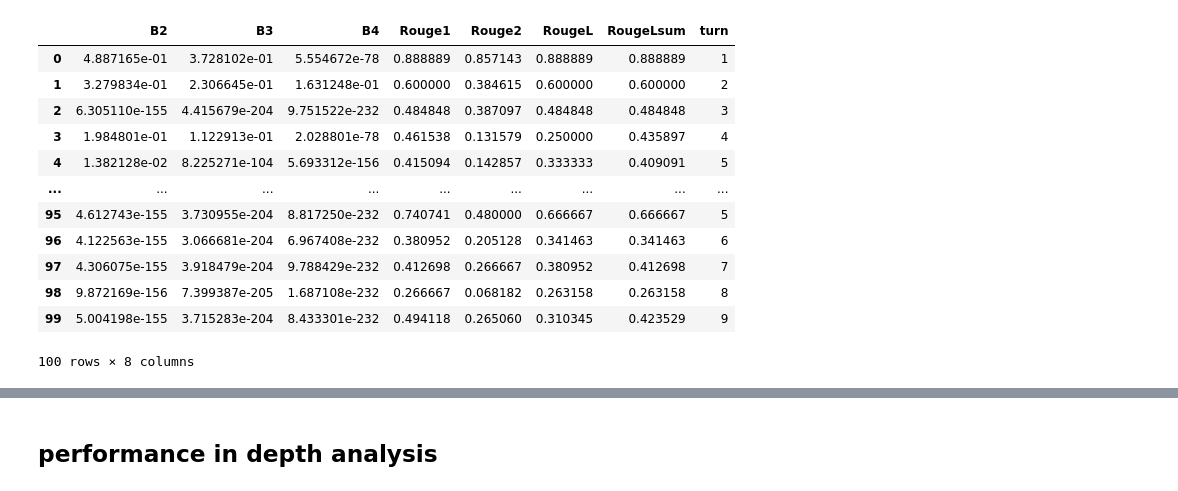
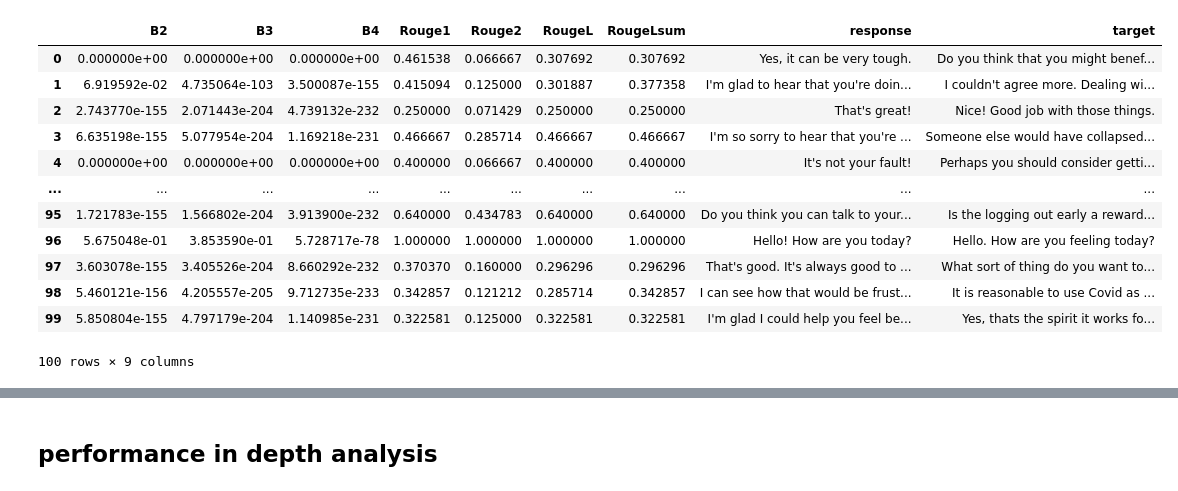
Before and after one commit to navidmdn/ESCConv-common, a Jupyter notebook: result_analysis.ipynb, the cells around one changed output, grey strips where cells are left out. Cells and saved outputs as stored; diff of their text form; code cells hidden in the pictures.

Commit message:
added conv prefix to the evaluation script

```diff
--- a/result_analysis.ipynb
+++ b/result_analysis.ipynb
@@ -1,19 +1,20 @@
 # %%
 import pandas as pd
 
-df = pd.read_csv('metrics.csv')
+file_name = 'conv_prefix_clm.csv'
+df = pd.read_csv(file_name)
 df
 # %% [output]
-|  | B2 | B3 | B4 | Rouge1 | Rouge2 | RougeL | RougeLsum | turn |
-| 0 | 4.887165e-01 | 3.728102e-01 | 5.554672e-78 | 0.888889 | 0.857143 | 0.888889 | 0.888889 | 1 |
-| 1 | 3.279834e-01 | 2.306645e-01 | 1.631248e-01 | 0.600000 | 0.384615 | 0.600000 | 0.600000 | 2 |
-| 2 | 6.305110e-155 | 4.415679e-204 | 9.751522e-232 | 0.484848 | 0.387097 | 0.484848 | 0.484848 | 3 |
-| 3 | 1.984801e-01 | 1.122913e-01 | 2.028801e-78 | 0.461538 | 0.131579 | 0.250000 | 0.435897 | 4 |
-| 4 | 1.382128e-02 | 8.225271e-104 | 5.693312e-156 | 0.415094 | 0.142857 | 0.333333 | 0.409091 | 5 |
-| ... | ... | ... | ... | ... | ... | ... | ... | ... |
-| 95 | 4.612743e-155 | 3.730955e-204 | 8.817250e-232 | 0.740741 | 0.480000 | 0.666667 | 0.666667 | 5 |
-| 96 | 4.122563e-155 | 3.066681e-204 | 6.967408e-232 | 0.380952 | 0.205128 | 0.341463 | 0.341463 | 6 |
-| 97 | 4.306075e-155 | 3.918479e-204 | 9.788429e-232 | 0.412698 | 0.266667 | 0.380952 | 0.412698 | 7 |
-| 98 | 9.872169e-156 | 7.399387e-205 | 1.687108e-232 | 0.266667 | 0.068182 | 0.263158 | 0.263158 | 8 |
-| 99 | 5.004198e-155 | 3.715283e-204 | 8.433301e-232 | 0.494118 | 0.265060 | 0.310345 | 0.423529 | 9 |
+|  | B2 | B3 | B4 | Rouge1 | Rouge2 | RougeL | RougeLsum | response | target |
+| 0 | 0.000000e+00 | 0.000000e+00 | 0.000000e+00 | 0.461538 | 0.066667 | 0.307692 | 0.307692 | Yes, it can be very tough. | Do you think that you might benef... |
+| 1 | 6.919592e-02 | 4.735064e-103 | 3.500087e-155 | 0.415094 | 0.125000 | 0.301887 | 0.377358 | I'm glad to hear that you're doin... | I couldn't agree more. Dealing wi... |
+| 2 | 2.743770e-155 | 2.071443e-204 | 4.739132e-232 | 0.250000 | 0.071429 | 0.250000 | 0.250000 | That's great! | Nice! Good job with those things. |
+| 3 | 6.635198e-155 | 5.077954e-204 | 1.169218e-231 | 0.466667 | 0.285714 | 0.466667 | 0.466667 | I'm so sorry to hear that you're ... | Someone else would have collapsed... |
+| 4 | 0.000000e+00 | 0.000000e+00 | 0.000000e+00 | 0.400000 | 0.066667 | 0.400000 | 0.400000 | It's not your fault! | Perhaps you should consider getti... |
+| ... | ... | ... | ... | ... | ... | ... | ... | ... | ... |
+| 95 | 1.721783e-155 | 1.566802e-204 | 3.913900e-232 | 0.640000 | 0.434783 | 0.640000 | 0.640000 | Do you think you can talk to your... | Is the logging out early a reward... |
+| 96 | 5.675048e-01 | 3.853590e-01 | 5.728717e-78 | 1.000000 | 1.000000 | 1.000000 | 1.000000 | Hello! How are you today? | Hello. How are you feeling today? |
+| 97 | 3.603078e-155 | 3.405526e-204 | 8.660292e-232 | 0.370370 | 0.160000 | 0.296296 | 0.296296 | That's good. It's always good to ... | What sort of thing do you want to... |
+| 98 | 5.460121e-156 | 4.205557e-205 | 9.712735e-233 | 0.342857 | 0.121212 | 0.285714 | 0.342857 | I can see how that would be frust... | It is reasonable to use Covid as ... |
+| 99 | 5.850804e-155 | 4.797179e-204 | 1.140985e-231 | 0.322581 | 0.125000 | 0.322581 | 0.322581 | I'm glad I could help you feel be... | Yes, thats the spirit it works fo... |
-100 rows × 8 columns
+100 rows × 9 columns
```
Also changed, not shown: parts of 1 cell of this notebook, 1 other file.
